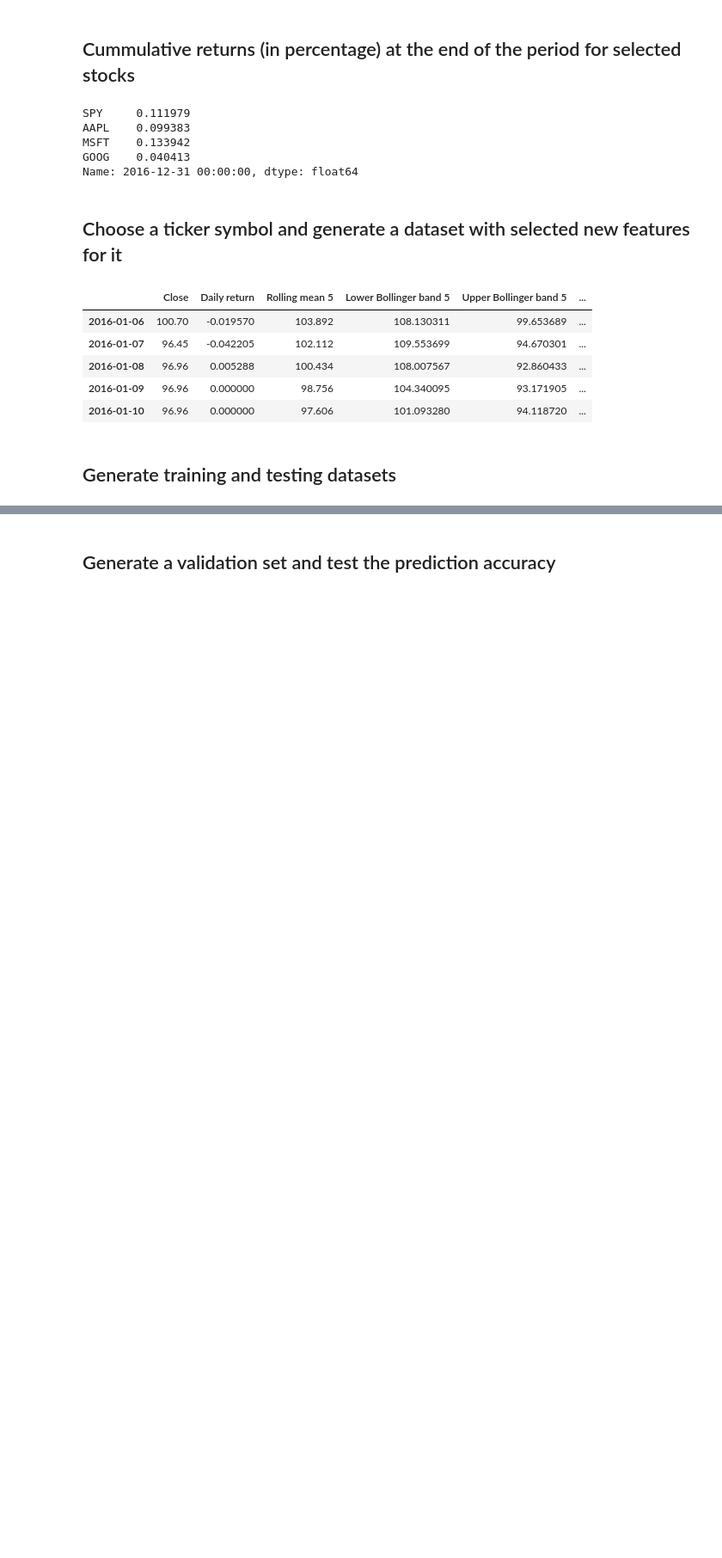
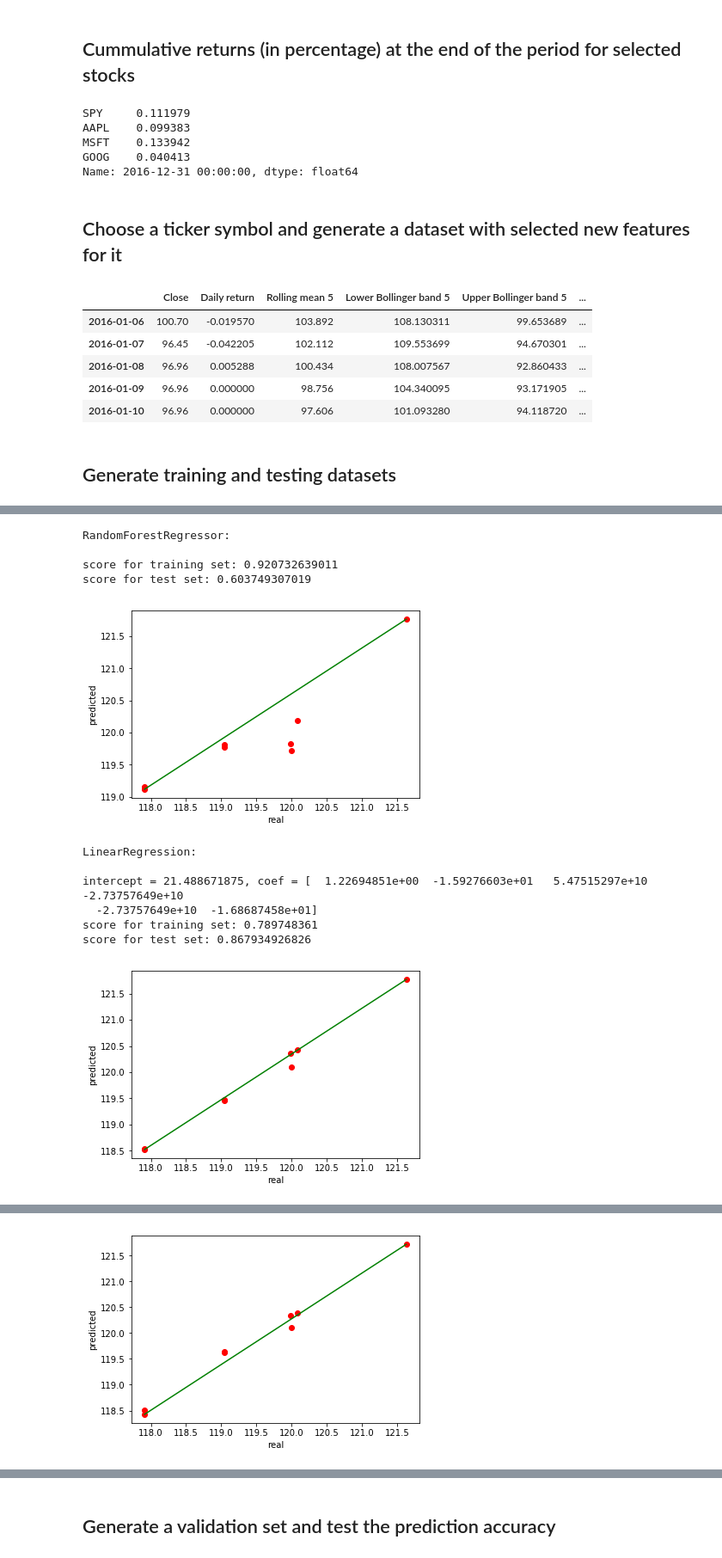
Before and after one commit to iamandicip/ml_projects, a Jupyter notebook: capstone_project/stock_market_forecast.ipynb, the cells around one changed output, grey strips where cells are left out. Shown at 86% size. Cells and saved outputs as stored; diff of their text form; code cells hidden in the pictures; blank space fills up the shorter version.

Commit message:
implemented forecast with regression instead of classification

```diff
--- a/capstone_project/stock_market_forecast.ipynb
+++ b/capstone_project/stock_market_forecast.ipynb
@@ -173,7 +174,7 @@ dataset.head()
 from sklearn.model_selection import train_test_split
 
 data = dataset.drop(labels=['UpDown', 'Future Price'], axis=1)
-target = dataset['UpDown']
+target = dataset['Future Price']
 X_train, X_test, y_train, y_test = train_test_split(data, target, test_size=0.3, random_state=42)
 
 print ('Training set has {0} samples.'.format(X_train.shape[0]))
@@ -221,0 +185,77 @@ F1 score for test set: 0.6620.
+# %%
+def plot_predictions(y, y_hat):
+    pl.plot(y, y_hat, 'ro')
+    pl.plot([np.amin(y), np.amax(y)],[np.amin(y_hat), np.amax(y_hat)], 'g-')
+    pl.xlabel('real')
+    pl.ylabel('predicted')
+    pl.show()
+# %%
+from sklearn.linear_model import SGDClassifier
+from sklearn.naive_bayes import GaussianNB
+from sklearn.svm import SVC
+from sklearn.ensemble import AdaBoostClassifier
+from sklearn.ensemble import RandomForestClassifier, VotingClassifier
+
+#random state
+rs = 42
+
+#models to train
+# clf_A = GaussianNB()
+# clf_B = SVC(random_state=rs)
+# clf_C = AdaBoostClassifier(random_state=rs)
+# clf_D = SGDClassifier(random_state=rs)
+# clf_E = RandomForestClassifier(random_state=rs)
+
+from sklearn.linear_model import Ridge, LinearRegression, SGDRegressor, ElasticNet
+from sklearn.preprocessing import StandardScaler
+from sklearn.model_selection import GridSearchCV
+from sklearn.ensemble import GradientBoostingRegressor, AdaBoostRegressor, RandomForestRegressor
+
+reg_A = RandomForestRegressor()
+
+reg_B = LinearRegression(normalize = True)
+
+reg_C = linear_model.Ridge (alpha = 0.01, random_state = rs, normalize = True)
+reg_C_params = {'alpha' : [1, 0.1, 0.01], 'tol' : [0.1, 0.01, 0.001]}
+
+reg_D = ElasticNet(alpha = 0.01, random_state = rs, normalize = True)
+reg_D_params = {'alpha' : [1, 0.1, 0.001], 'l1_ratio' : [0.3, 0.5, 0.8]}
+
+params = {reg_C.__class__.__name__ : reg_C_params, reg_D.__class__.__name__ : reg_D_params}
+
+for reg in [reg_A, reg_B, reg_C, reg_D]:
+    class_name = reg.__class__.__name__
+
+    print ("\n{0}: \n".format(class_name))
+
+#     if class_name in ['Ridge', 'ElasticNet']:
+#         gs = GridSearchCV(estimator = reg, param_grid = params[class_name])
+#         gs.fit(X_train, y_train)
+
+#         reg = gs.best_estimator_
+#         print('best parameters: {0}'.format(gs.best_params_))
+
+    reg.fit(X_train, y_train)
+
+    if class_name not in ['RandomForestRegressor']:
+        print('intercept = {0}, coef = {1}'.format(reg.intercept_, reg.coef_))
+
+    print('score for training set: {0}'.format(reg.score(X_train, y_train)))
+
+    y_hat_test = reg.predict(X_test)
+    print('score for test set: {0}'.format(reg.score(X_test, y_test)))
+
+    plot_predictions(y_test, y_hat_test)
+# %% [output]
+RandomForestRegressor:
+
+score for training set: 0.920732639011
+score for test set: 0.603749307019
+[figure, added]
+LinearRegression:
+
+intercept = 21.488671875, coef = [  1.22694851e+00  -1.59276603e+01   5.47515297e+10  -2.73757649e+10
+  -2.73757649e+10  -1.68687458e+01]
+score for training set: 0.789748361
+score for test set: 0.867934926826
+[figure, added]
@@ -221,0 +268 @@ F1 score for test set: 0.6620.
+[figure, added]
```
Also changed, not shown: parts of 7 cells of this notebook.
